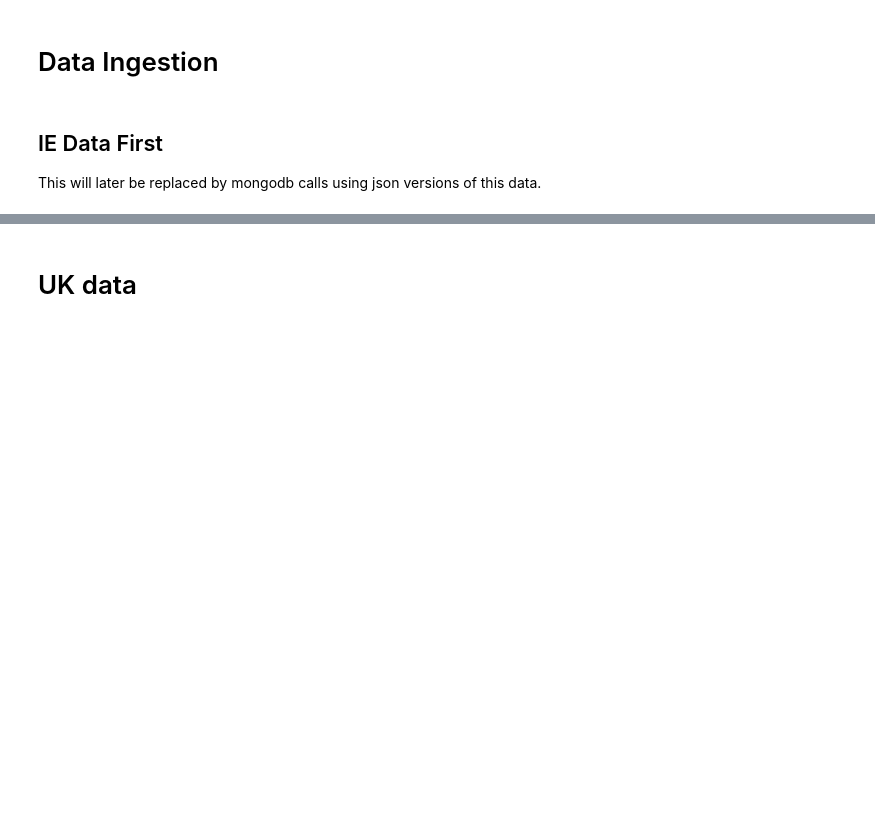
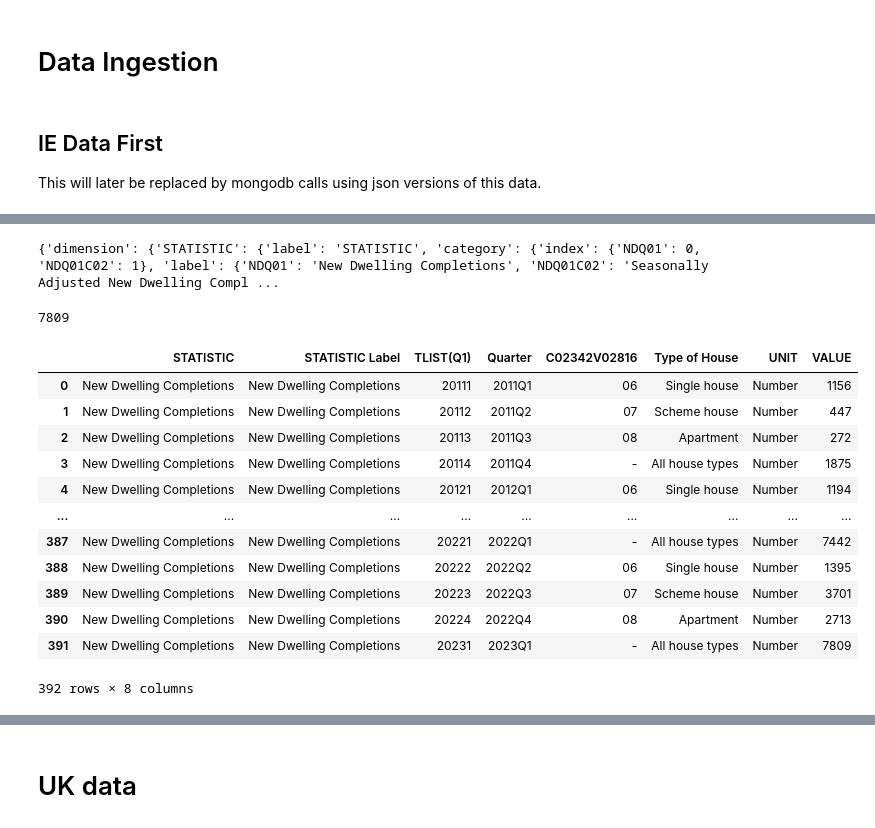
Before and after one commit to lcroash/MSC_SEM1_CA2, a Jupyter notebook: CA2.ipynb, the cells around one changed output, grey strips where cells are left out. Saved outputs shown, nothing was run; the diff lists cells and outputs as text; code cells hidden in the pictures; blank space fills up the shorter version.

```diff
--- a/CA2.ipynb
+++ b/CA2.ipynb
@@ -60,0 +61,4 @@ Pinged your deployment. You successfully connected to MongoDB!
+# %%
+# Access the desired database and collection
+db = client['CA2']
+collection = db['ie_housing']
@@ -61,3 +90,77 @@ Pinged your deployment. You successfully connected to MongoDB!
+# %%
+print(result)
+# %% [output]
+{'dimension': {'STATISTIC': {'label': 'STATISTIC', 'category': {'index': {'NDQ01': 0, 'NDQ01C02': 1}, 'label': {'NDQ01': 'New Dwelling Completions', 'NDQ01C02': 'Seasonally Adjusted New Dwelling Compl ...
+# %%
+import pymongo
+import pandas as pd
+
+# Assuming you have already connected to the MongoDB server
+# and obtained a reference to the collection
+
+# Query for the JSON object
+result = collection.find_one({})['dataset']
+
+# Extract the required data from the JSON object
+dimensions = result['dimension']
+labels = result['label']
+values = result['value']
+
+print(value)
+
+# Create a dictionary to store the extracted data
+data = {
+    'STATISTIC': [],
+    'STATISTIC Label': [],
+    'TLIST(Q1)': [],
+    'Quarter': [],
+    'C02342V02816': [],
+    'Type of House': [],
+    'UNIT': [],
+    'VALUE': []
+}
+
+# Iterate over the values and populate the data dictionary
+for i in range(len(values)):
+    statistic = dimensions['STATISTIC']['category']['label'][list(dimensions['STATISTIC']['category']['index'].keys())[0]]
+    statistic_label = labels
+    tlist_q1 = list(dimensions['TLIST(Q1)']['category']['index'].keys())[i%49]
+    quarter = list(dimensions['TLIST(Q1)']['category']['label'].values())[i % 49]
+    c02342v02816 = list(dimensions['C02342V02816']['category']['index'].keys())[i % 4]
+    type_of_house = dimensions['C02342V02816']['category']['label'][c02342v02816]
+    unit = dimensions['STATISTIC']['category']['unit'][list(dimensions['STATISTIC']['category']['index'].keys())[0]]['base']
+    value = values[i]
+
+    # Append the extracted data to the dictionary
+    data['STATISTIC'].append(statistic)
+    data['STATISTIC Label'].append(statistic_label)
+    data['TLIST(Q1)'].append(tlist_q1)
+    data['Quarter'].append(quarter)
+    data['C02342V02816'].append(c02342v02816)
+    data['Type of House'].append(type_of_house)
+    data['UNIT'].append(unit)
+    data['VALUE'].append(value)
+
+# Create the DataFrame from the extracted data
+df = pd.DataFrame(data)
+# %% [output]
+7809
+# %%
+df
+# %% [output]
+|  | STATISTIC | STATISTIC Label | TLIST(Q1) | Quarter | C02342V02816 | Type of House | UNIT | VALUE |
+| 0 | New Dwelling Completions | New Dwelling Completions | 20111 | 2011Q1 | 06 | Single house | Number | 1156 |
+| 1 | New Dwelling Completions | New Dwelling Completions | 20112 | 2011Q2 | 07 | Scheme house | Number | 447 |
+| 2 | New Dwelling Completions | New Dwelling Completions | 20113 | 2011Q3 | 08 | Apartment | Number | 272 |
+| 3 | New Dwelling Completions | New Dwelling Completions | 20114 | 2011Q4 | - | All house types | Number | 1875 |
+| 4 | New Dwelling Completions | New Dwelling Completions | 20121 | 2012Q1 | 06 | Single house | Number | 1194 |
+| ... | ... | ... | ... | ... | ... | ... | ... | ... |
+| 387 | New Dwelling Completions | New Dwelling Completions | 20221 | 2022Q1 | - | All house types | Number | 7442 |
+| 388 | New Dwelling Completions | New Dwelling Completions | 20222 | 2022Q2 | 06 | Single house | Number | 1395 |
+| 389 | New Dwelling Completions | New Dwelling Completions | 20223 | 2022Q3 | 07 | Scheme house | Number | 3701 |
+| 390 | New Dwelling Completions | New Dwelling Completions | 20224 | 2022Q4 | 08 | Apartment | Number | 2713 |
+| 391 | New Dwelling Completions | New Dwelling Completions | 20231 | 2023Q1 | - | All house types | Number | 7809 |
+392 rows × 8 columns
 # %%
 # https://data.gov.ie/dataset/ndq01-new-dwelling-completions/resource/8fdc8f87-88ca-43f7-aa16-dbc3a52cacde
 df_ie_ndq1_orig = pd.read_csv('./datasets/ie/NDQ01.csv')
```
Also changed, not shown: parts of 24 cells of this notebook, 1 other file.
